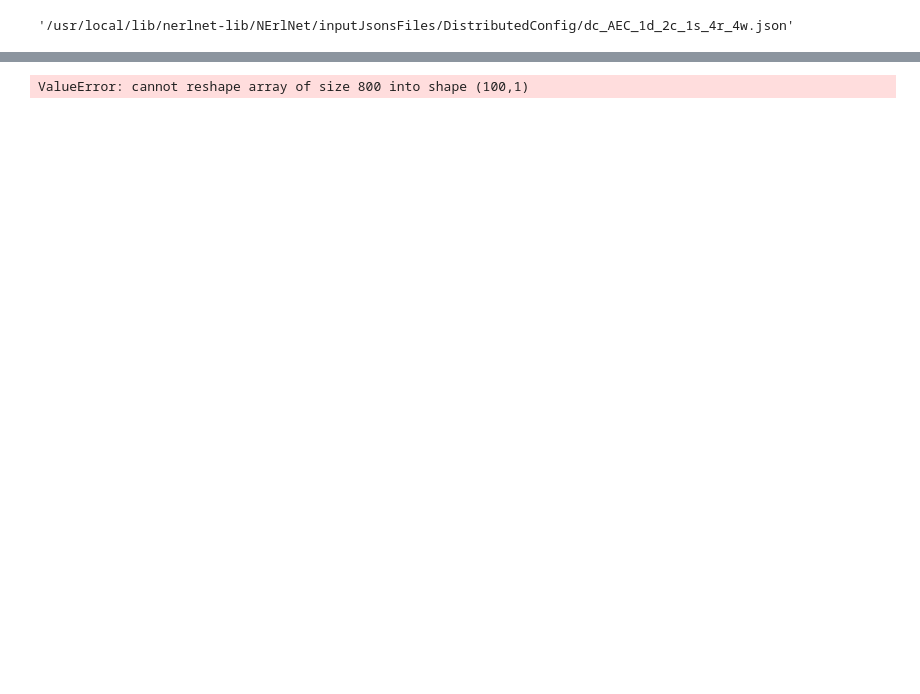
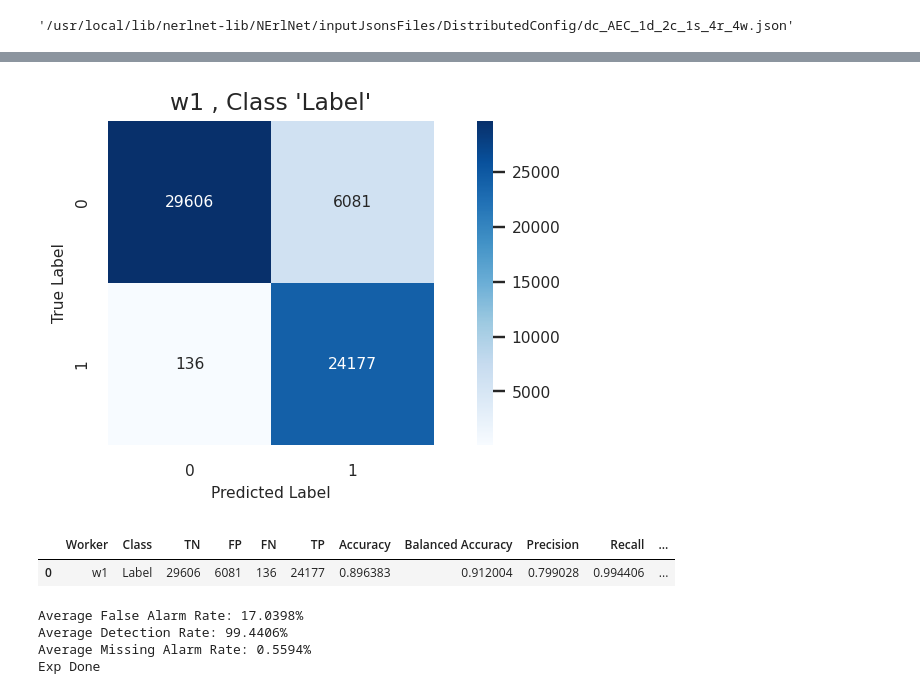
Before and after one commit to leondavi/NErlNet, a Jupyter notebook: examples/AEC/AEC_Exp.ipynb, the cells around one changed output, grey strips where cells are left out. Cells and saved outputs as stored; diff of their text form; code cells hidden in the pictures; blank space fills up the shorter version.

```diff
--- a/examples/AEC/AEC_Exp.ipynb
+++ b/examples/AEC/AEC_Exp.ipynb
@@ -167,6 +221,19 @@ predict_stats = API.get_experiment_flow(exp_name).generate_stats()
 # %%
 _ , conf_mats = predict_stats.get_confusion_matrices(plot=True)
 predict_stats.get_model_performence_stats(conf_mats, show=True)
+pred_aec_stats = API.get_experiment_flow(exp_name).generate_stats_aec(predict_stats)
+false_alarm_rate = pred_aec_stats.get_false_alarm_rate(conf_mats) # Dict of workers as keys and their rate as value
+detection_rate = pred_aec_stats.get_detection_rate(conf_mats)
+import numpy as np
+print(f'Average False Alarm Rate: {np.mean(list(false_alarm_rate.values()))*100:.4f}%')
+print(f'Average Detection Rate: {np.mean(list(detection_rate.values()))*100:.4f}%')
+print(f'Average Missing Alarm Rate: {100 - np.mean(list(detection_rate.values()))*100:.4f}%')
 print("Exp Done")
 # %% [output]
+[figure, added]
+|  | Worker | Class | TN | FP | FN | TP | Accuracy | Balanced Accuracy | Precision | Recall | ... |
+| 0 | w1 | Label | 29606 | 6081 | 136 | 24177 | 0.896383 | 0.912004 | 0.799028 | 0.994406 | ... |
-ValueError: cannot reshape array of size 800 into shape (100,1)
+Average False Alarm Rate: 17.0398%
+Average Detection Rate: 99.4406%
+Average Missing Alarm Rate: 0.5594%
+Exp Done
```
Also changed, not shown: parts of 32 cells of this notebook.
